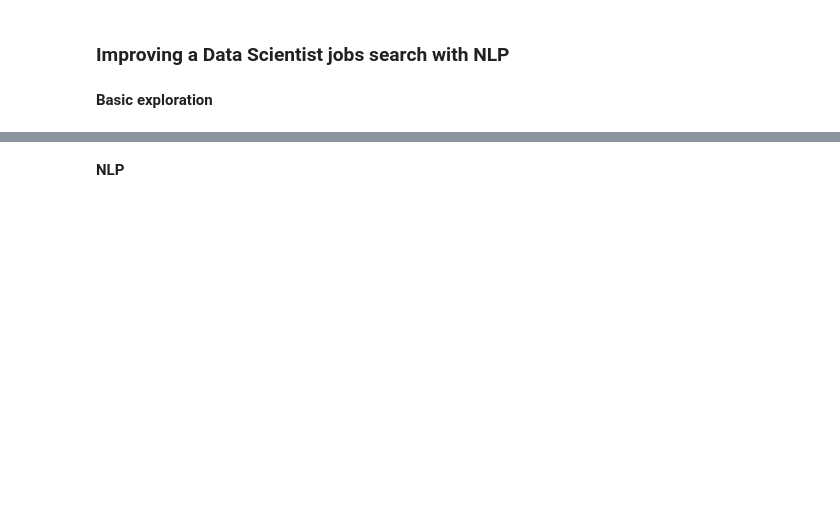
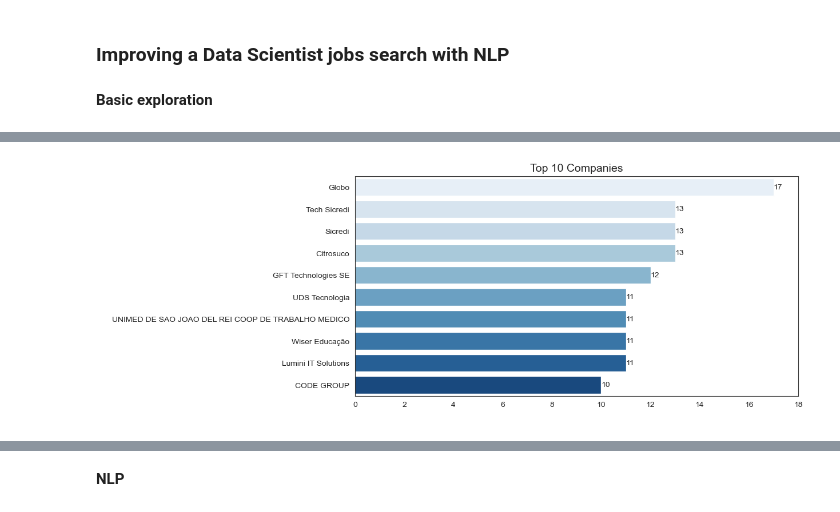
Before and after one commit to mayaradaher/scraping-NLP, a Jupyter notebook: nlp_indeed_jobs.ipynb, the cells around one changed output, grey strips where cells are left out. Drawn from its saved outputs; the diff is of its cells as text; code cells hidden in the pictures; blank space fills up the shorter version.

```diff
--- a/nlp_indeed_jobs.ipynb
+++ b/nlp_indeed_jobs.ipynb
@@ -77 +87,31 @@ plt.show()
+# %%
+plt.figure(figsize=(10, 5))
+sns.set_style("white")
+ax = sns.countplot(
+    data=df,
+    y="Empresa",
+    palette="Blues",
+    order=pd.value_counts(df["Empresa"]).iloc[:10].index,
+)
+
+ax.set_xlabel(" ")
+ax.set_ylabel(" ")
+
+
+xticklabels = [int(label.get_text()) for label in ax.get_xticklabels()]
+ax.set_xticklabels(xticklabels)
+
+for p in ax.patches:
+    height = p.get_height()
+    width = p.get_width()
+    ax.text(x=width, y=p.get_y() + (height / 2), s="{:.0f}".format(width), va="center")
+
+
+plt.xlim(0, 18)
+plt.title("Top 10 Companies", size=14)
+
+
+plt.show()
+# %% [output]
+[figure, added]
 # %%
```
Also changed, not shown: parts of 29 cells of this notebook, 3 other files.
